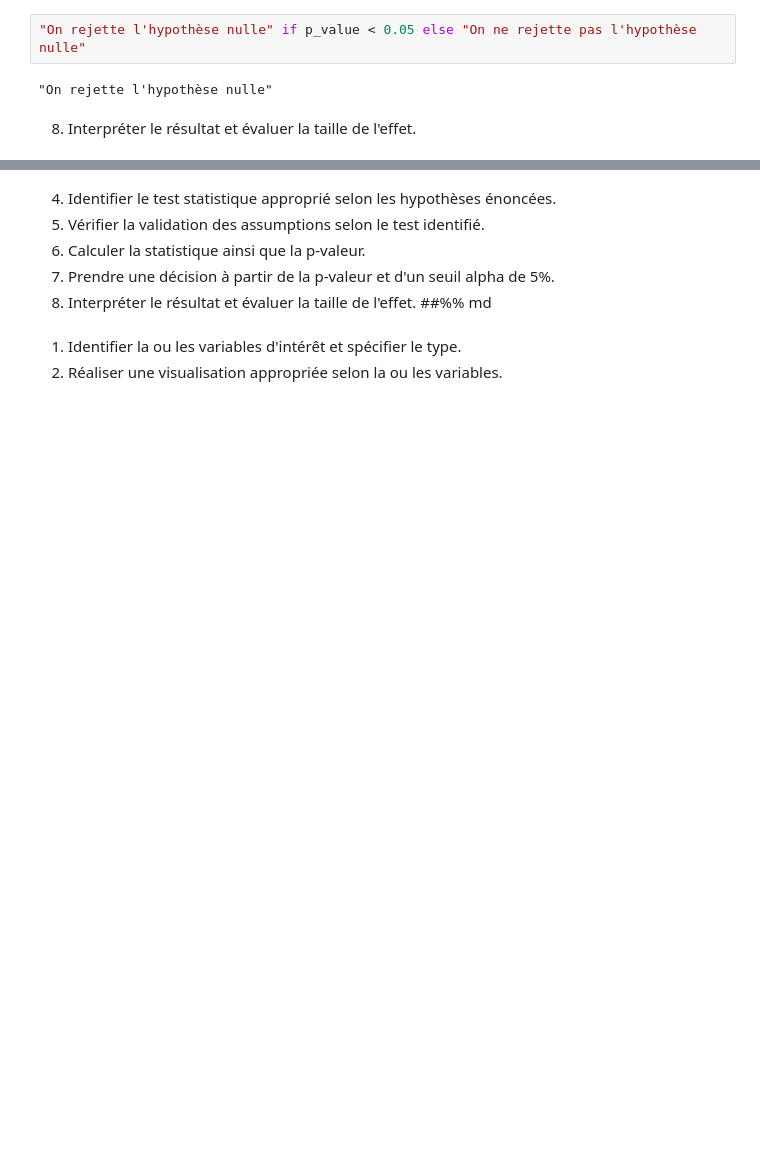
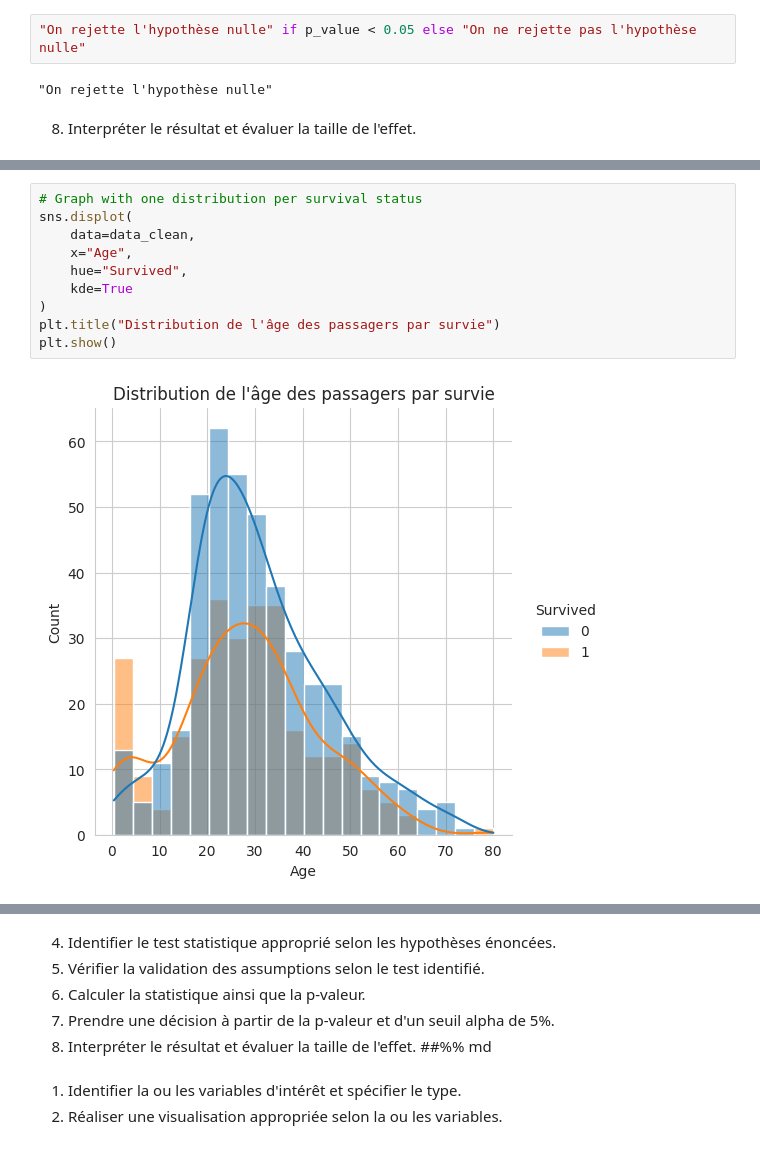
Before and after one commit to fuzoh/62-62.2-dataAnalysis, a Jupyter notebook: Projet.ipynb, the cells around one changed output, grey strips where cells are left out. Saved outputs shown, nothing was run; the diff lists cells and outputs as text; blank space fills up the shorter version.

```diff
--- a/Projet.ipynb
+++ b/Projet.ipynb
@@ -285,0 +301,12 @@ Le degré de liberté est de : 2
+# %%
+# Graph with one distribution per survival status
+sns.displot(
+    data=data_clean,
+    x="Age",
+    hue="Survived",
+    kde=True
+)
+plt.title("Distribution de l'âge des passagers par survie")
+plt.show()
+# %% [output]
+[figure, added]
```
Also changed, not shown: parts of 10 cells of this notebook.
